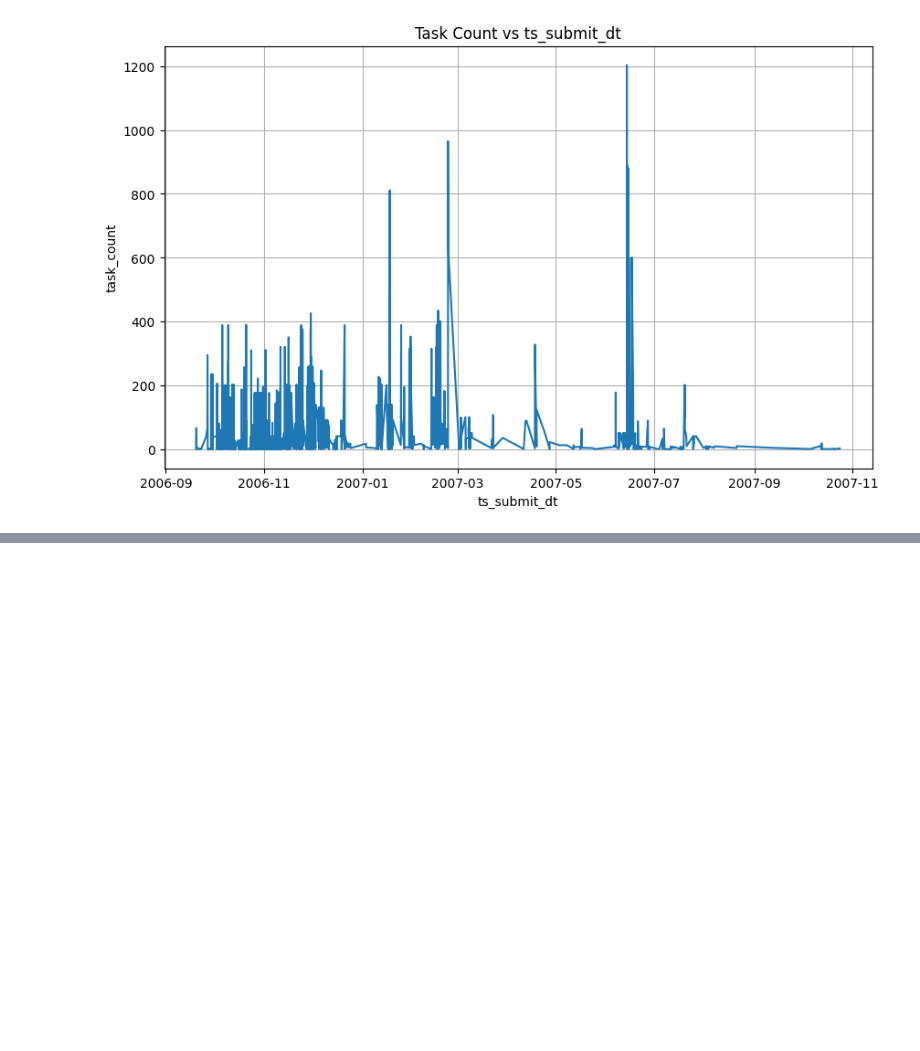
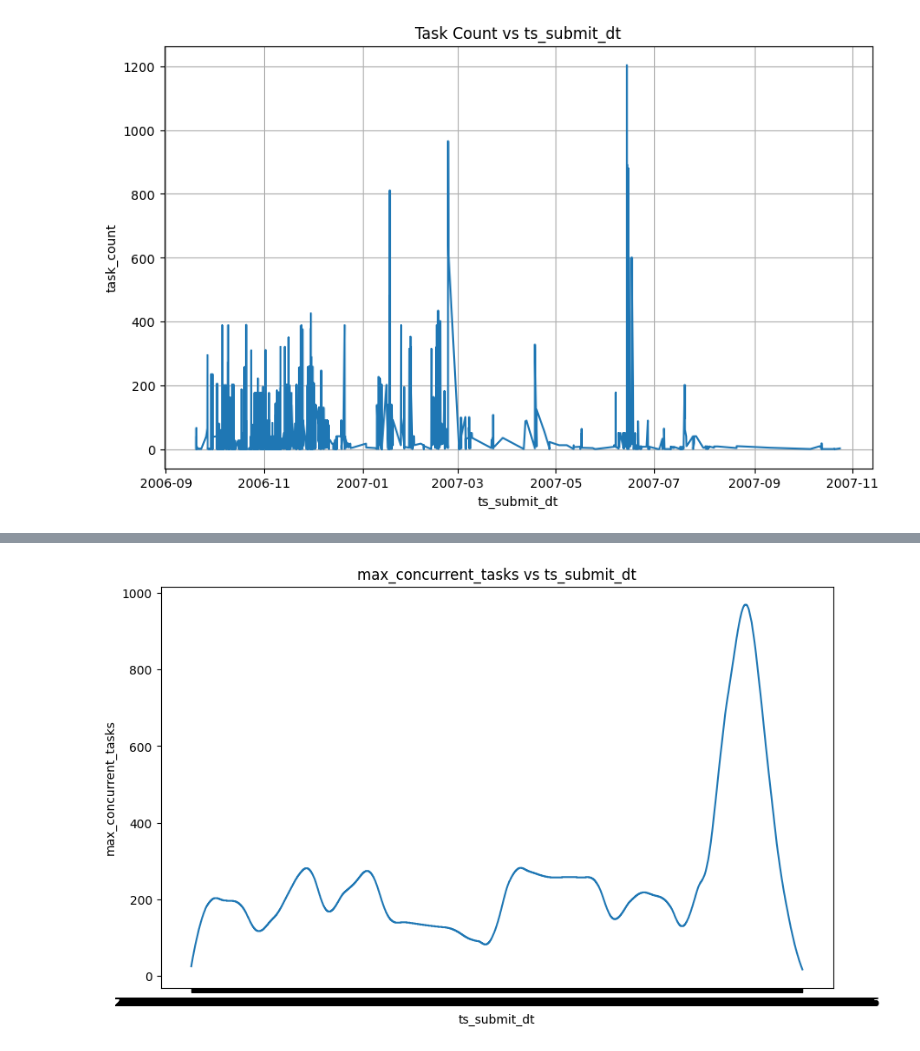
Before and after one commit to simonepascucci/stateful_mongoDB_autoscaler_with_RL, a Jupyter notebook: test.ipynb, the cells around one changed output, grey strips where cells are left out. Saved outputs shown, nothing was run; the diff lists cells and outputs as text; code cells hidden in the pictures; blank space fills up the shorter version.

```diff
--- a/test.ipynb
+++ b/test.ipynb
@@ -147,0 +151,10 @@ df = pd.read_csv('galaxy_trace.csv')
+# %%
+df = pd.read_csv('./askalon_ee_trace_concurrent_tasks_smoothed.csv')
+plt.figure(figsize=(10, 6))
+plt.plot(df['ts_submit_dt'].sort_values(), df['max_concurrent_tasks'], marker='', linestyle='-')
+plt.xlabel('ts_submit_dt')
+plt.ylabel('max_concurrent_tasks')
+plt.title('max_concurrent_tasks vs ts_submit_dt')
+plt.show()
+# %% [output]
+[figure, added]
```
Also changed, not shown: parts of 11 cells of this notebook, 43 other files.
